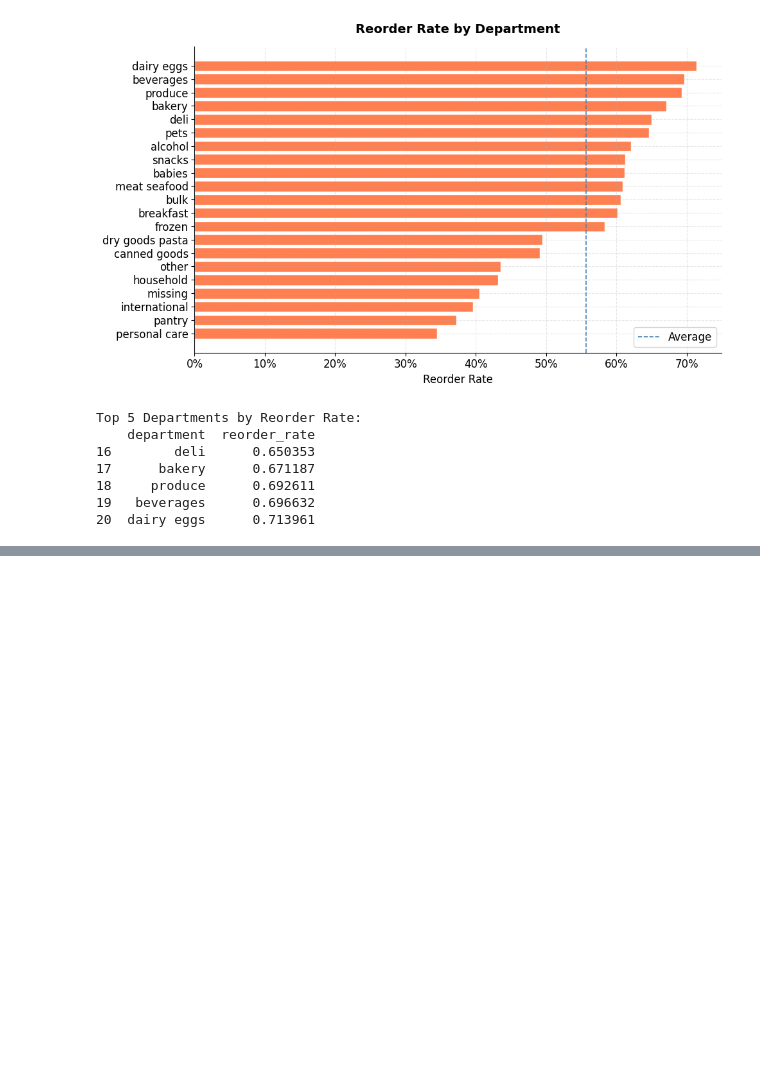
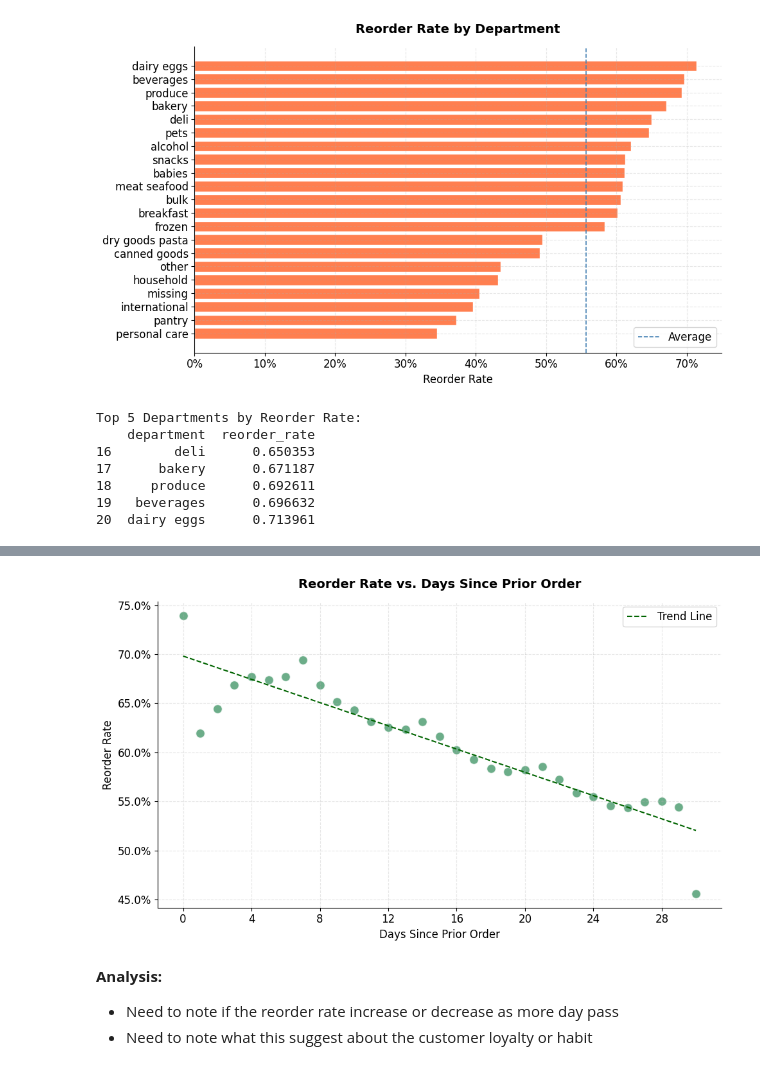
Before and after one commit to PornraksaSuksawaeng/nextbuy-data-analysis, a Jupyter notebook: notebooks/02_eda.ipynb, the cells around one changed output, grey strips where cells are left out. Cells and saved outputs as stored; diff of their text form; code cells hidden in the pictures; blank space fills up the shorter version.

Commit message:
feat(eda): add the scatter plot that answer the question Link between days since last order and reorder rate?

```diff
--- a/notebooks/02_eda.ipynb
+++ b/notebooks/02_eda.ipynb
@@ -203,0 +213,51 @@ Top 5 Departments by Reorder Rate:
+# %%
+scatter_data = (df_reorders
+    .groupby('days_since_prior_order')['reordered']
+    .mean()
+    .reset_index()
+    .rename(columns={'reordered': 'reorder_rate'})
+)
+
+fig, ax = plt.subplots(figsize=(10, 6))
+ax.scatter(
+    scatter_data['days_since_prior_order'],
+    scatter_data['reorder_rate'],
+    color='seagreen',
+    edgecolor='white',
+    s=100,
+    alpha=0.7
+)
+
+# Trend line
+z = np.polyfit(scatter_data['days_since_prior_order'], scatter_data['reorder_rate'], 1)
+p = np.poly1d(z)
+x_trend = np.linspace(
+    scatter_data['days_since_prior_order'].min(),
+    scatter_data['days_since_prior_order'].max(),
+    100
+)
+ax.plot(
+    x_trend,
+    p(x_trend),
+    color='darkgreen',
+    linestyle='--',
+    linewidth=1.5,
+    label='Trend Line'
+)
+
+ax.set_xlabel('Days Since Prior Order')
+ax.set_ylabel('Reorder Rate')
+ax.set_title('Reorder Rate vs. Days Since Prior Order', pad=15)
+ax.xaxis.set_major_locator(mticker.MaxNLocator(integer=True))
+ax.yaxis.set_major_formatter(mticker.PercentFormatter(1.0))
+ax.legend()
+
+plt.tight_layout()
+plt.savefig(os.path.join(BASE_DIR, 'q7_reorder_vs_days_since_prior.png'), dpi=300, bbox_inches='tight')
+plt.show()
+# %% [output]
+[figure, added]
+# %% [markdown]
+**Analysis:**
+- Need to note if the reorder rate increase or decrease as more day pass
+- Need to note what this suggest about the customer loyalty or habit
```
Also changed, not shown: parts of 2 cells of this notebook, 1 other file.
